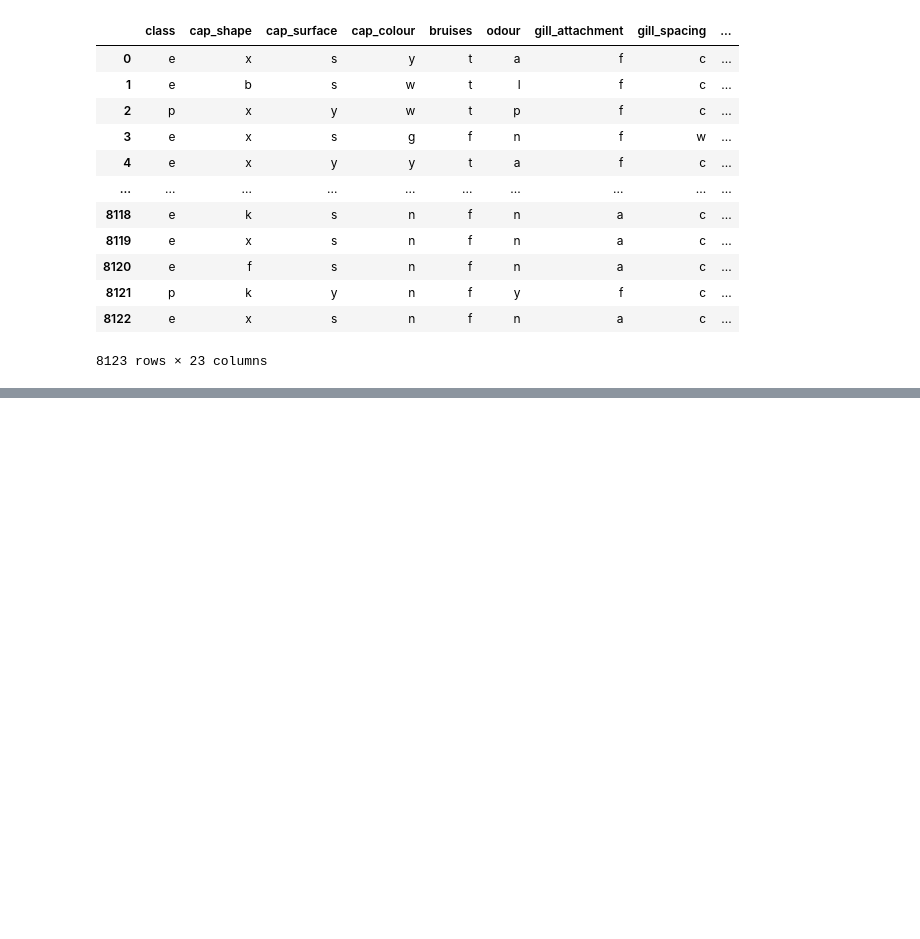
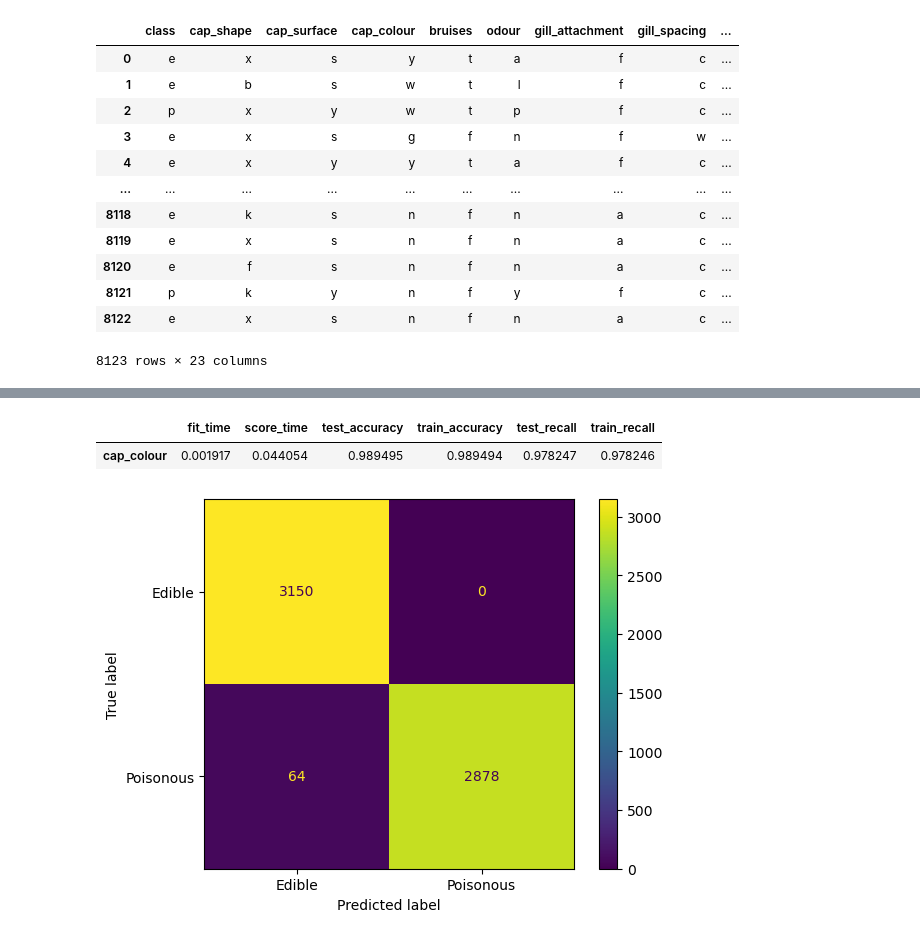
Before and after one commit to phoebe-wu/dsci-100-2023w2-group11, a Jupyter notebook: project.ipynb, the cells around one changed output, grey strips where cells are left out. Cells and saved outputs as stored; diff of their text form; code cells hidden in the pictures; blank space fills up the shorter version.

```diff
--- a/project.ipynb
+++ b/project.ipynb
@@ -234,0 +276,3 @@ for (name, model) in classifiers.items():
+# %%
+feat_results_df = pd.DataFrame(feat_results).T.sort_values(by = "test_recall", ascending=False)
+feat_results_df
@@ -234,0 +297,5 @@ for (name, model) in classifiers.items():
+# %%
+feature_importances = list(feat_results_df.index)
+# %%
+X_imp = feature_importances[:1]
+X_imp
@@ -234,0 +304,8 @@ for (name, model) in classifiers.items():
+# %%
+X_col_enc = []
+for column in column_names:
+    if column.startswith(tuple(X_imp)):
+        X_col_enc.append(column)
+print(X_col_enc)
+X_train_subset = X_train_enc[X_col_enc]
+X_train_subset
@@ -234,0 +332,12 @@ for (name, model) in classifiers.items():
+# %%
+pd.DataFrame(new_results).T
+# %% [output]
+|  | fit_time | score_time | test_accuracy | train_accuracy | test_recall | train_recall |
+| cap_colour | 0.001917 | 0.044054 | 0.989495 | 0.989494 | 0.978247 | 0.978246 |
+# %%
+knn.fit(X_train_subset, y_train)
+confusion = ConfusionMatrixDisplay.from_estimator(
+    knn, X_train_subset, y_train, display_labels = ["Edible", "Poisonous"]
+)
+# %% [output]
+[figure, added]
```
Also changed, not shown: parts of 23 cells of this notebook, 1 other file.
